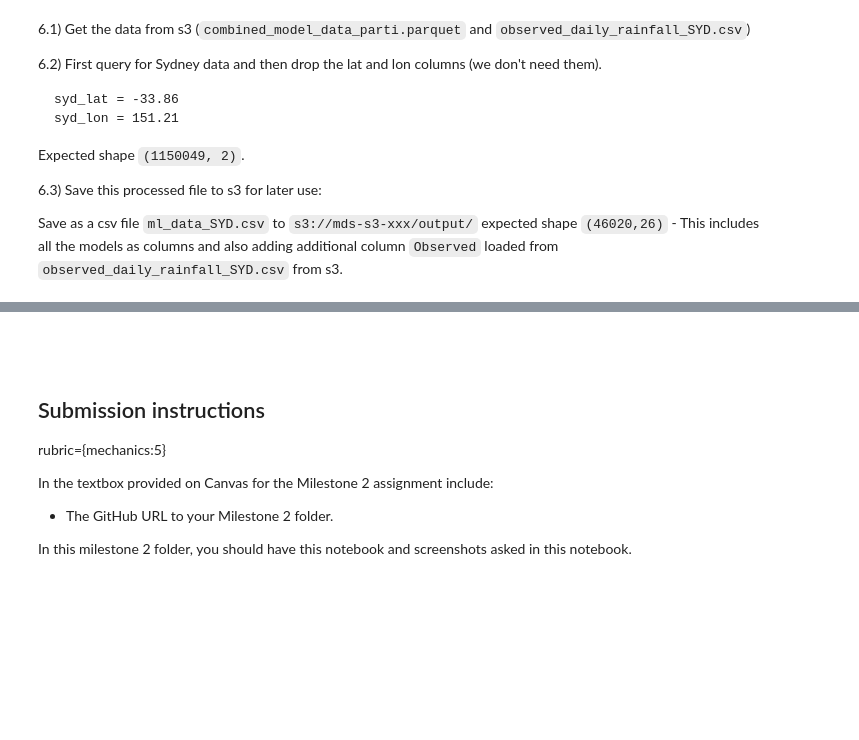
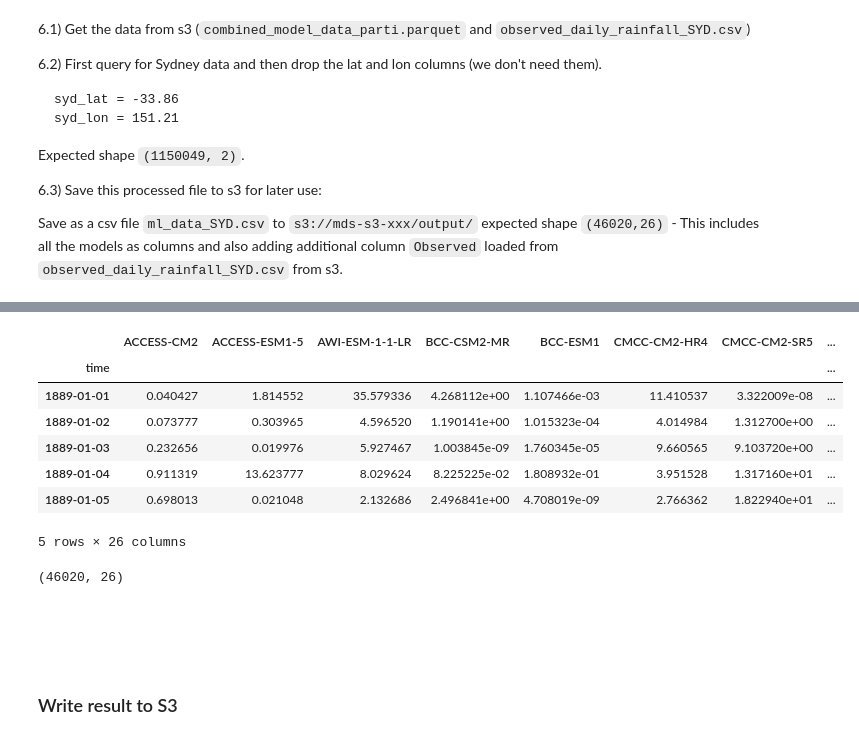
Before and after one commit to UBC-MDS/525_group_15, a Jupyter notebook: milestone2/milestone_2.ipynb, the cells around one changed output, grey strips where cells are left out. Saved outputs shown, nothing was run; the diff lists cells and outputs as text; code cells hidden in the pictures; blank space fills up the shorter version.

Commit message:
complete milestone2 coding part

```diff
--- a/milestone2/milestone_2.ipynb
+++ b/milestone2/milestone_2.ipynb
@@ -222,0 +288,4 @@
+# %%
+df_observed['time'] = pd.to_datetime(df_observed['time'])
+df_observed = df_observed.set_index('time')
+df_observed.head()
@@ -228,10 +308,23 @@
-# %% [markdown]
-<br><br>
-## Submission instructions
-rubric={mechanics:5}
-
-In the textbox provided on Canvas for the Milestone 2 assignment include:
-
-- The GitHub URL to your Milestone 2 folder.
-
-In this milestone 2 folder, you should have this notebook and screenshots asked in this notebook.
+# %%
+df_merged = pd.merge(df_models_daily, df_observed, left_index=True, right_index=True)
+# %%
+df_final = df_merged.rename(columns={'rain (mm/day)' : 'observed'})
+# %%
+df_final.head()
+# %% [output]
+|  | ACCESS-CM2 | ACCESS-ESM1-5 | AWI-ESM-1-1-LR | BCC-CSM2-MR | BCC-ESM1 | CMCC-CM2-HR4 | CMCC-CM2-SR5 | ... |
+| time |  |  |  |  |  |  |  | ... |
+| 1889-01-01 | 0.040427 | 1.814552 | 35.579336 | 4.268112e+00 | 1.107466e-03 | 11.410537 | 3.322009e-08 | ... |
+| 1889-01-02 | 0.073777 | 0.303965 | 4.596520 | 1.190141e+00 | 1.015323e-04 | 4.014984 | 1.312700e+00 | ... |
+| 1889-01-03 | 0.232656 | 0.019976 | 5.927467 | 1.003845e-09 | 1.760345e-05 | 9.660565 | 9.103720e+00 | ... |
+| 1889-01-04 | 0.911319 | 13.623777 | 8.029624 | 8.225225e-02 | 1.808932e-01 | 3.951528 | 1.317160e+01 | ... |
+| 1889-01-05 | 0.698013 | 0.021048 | 2.132686 | 2.496841e+00 | 4.708019e-09 | 2.766362 | 1.822940e+01 | ... |
+5 rows × 26 columns
+# %%
+df_final.shape
+# %% [output]
+(46020, 26)
+# %% [markdown]
+<br><br>
+# %% [markdown]
+### Write result to S3
```
Also changed, not shown: parts of 31 cells of this notebook.
